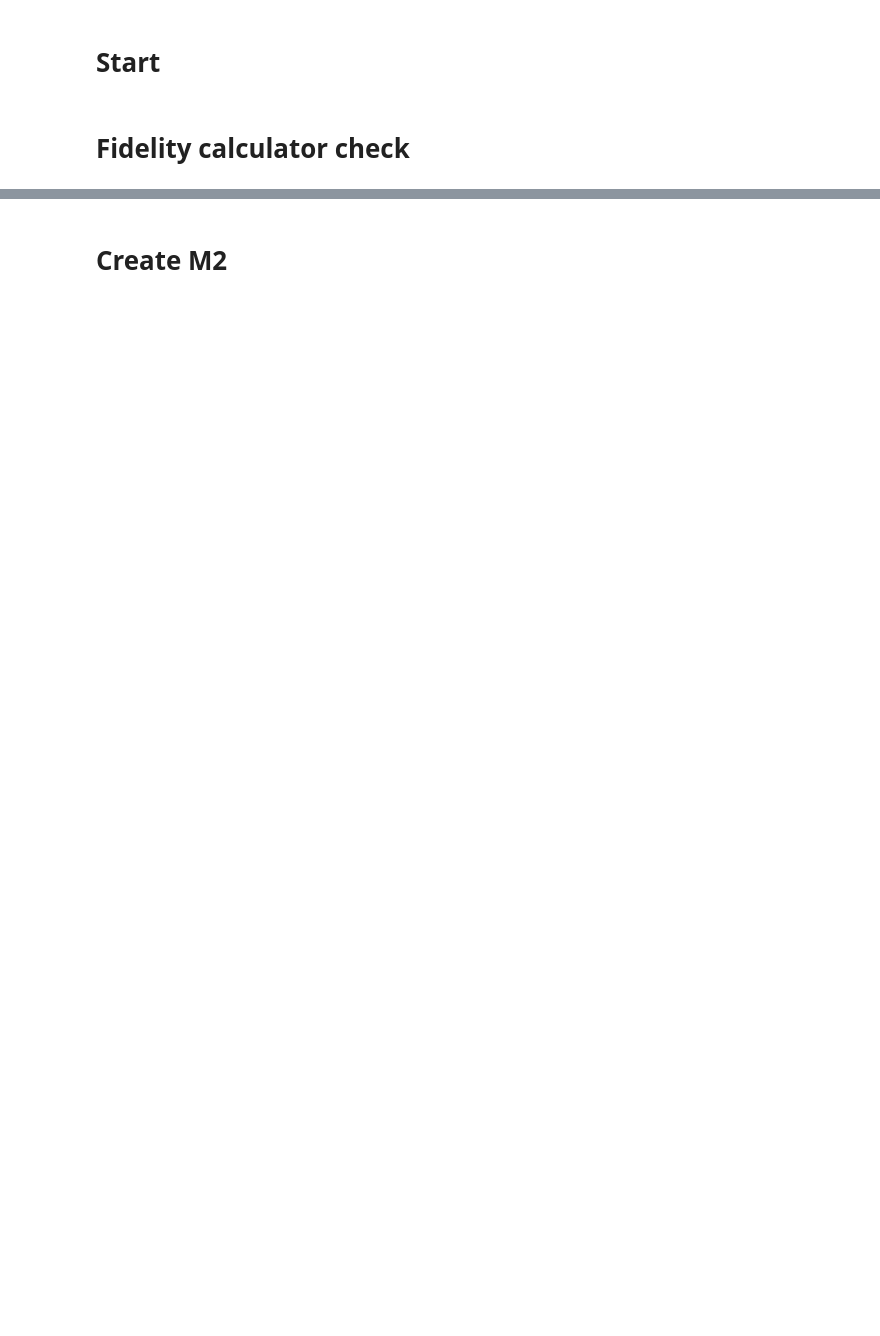
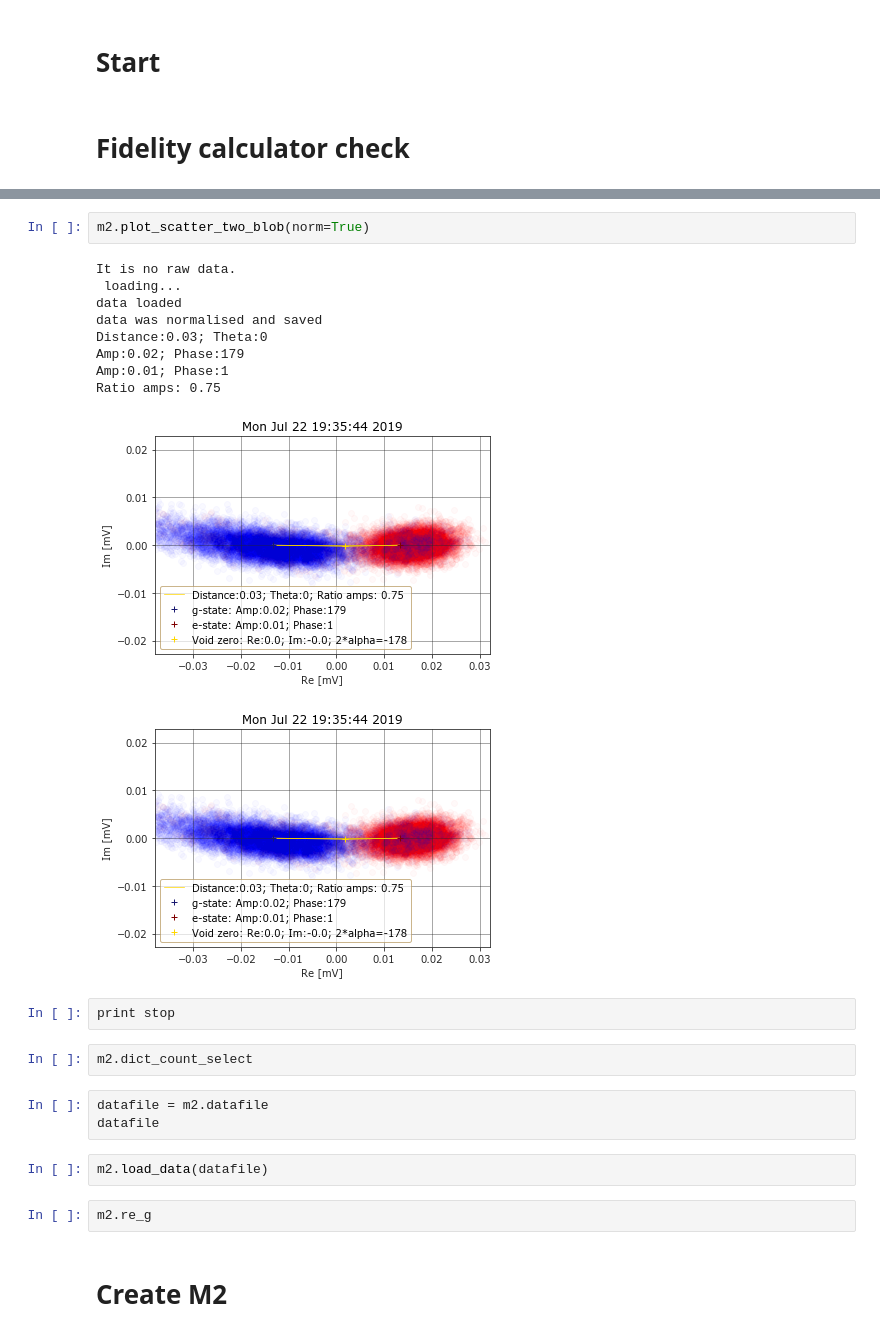
Before and after one commit to qc-coder/SingleShotReadout, a Jupyter notebook: Test_the_SSResult_Class.ipynb, the cells around one changed output, grey strips where cells are left out. Cells and saved outputs as stored; diff of their text form; blank space fills up the shorter version.

```diff
--- a/Test_the_SSResult_Class.ipynb
+++ b/Test_the_SSResult_Class.ipynb
@@ -56,3 +42,27 @@ def crop_fluctuations(re_g, im_g, re_e,im_e, void_re, void_im, coeff_shift = 2.0
+# %%
+m2.plot_scatter_two_blob(norm=True)
+# %% [output]
+It is no raw data.
+ loading...
+data loaded
+data was normalised and saved
+Distance:0.03; Theta:0
+Amp:0.02; Phase:179
+Amp:0.01; Phase:1
+Ratio amps: 0.75
+[figure, added]
+[figure, added]
+# %%
+print stop
+# %%
+m2.dict_count_select
+# %%
+datafile = m2.datafile
+datafile
+# %%
+m2.load_data(datafile)
+# %%
+m2.re_g
 # %% [markdown]
 # Create M2
 # %%
```
Also changed, not shown: parts of 21 cells of this notebook, 2 other files.
